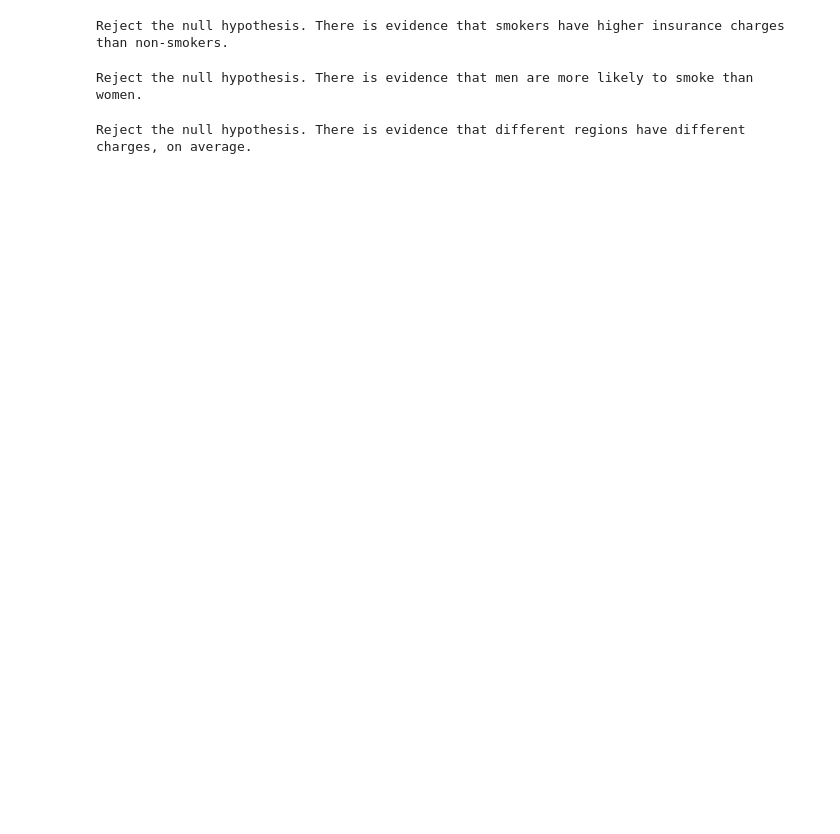
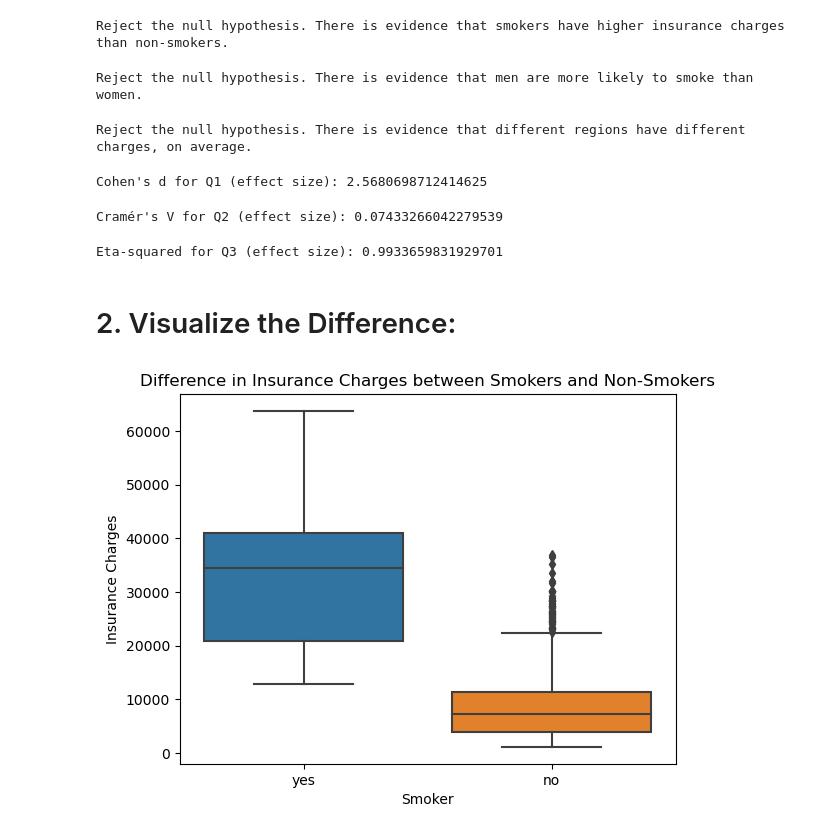
Before and after one commit to codemishka/codemishka-codingdojo-repo-6, a Jupyter notebook: Untitled.ipynb, the cells around one changed output. Cells and saved outputs as stored; diff of their text form; code cells hidden in the pictures; blank space fills up the shorter version.

```diff
--- a/Untitled.ipynb
+++ b/Untitled.ipynb
@@ -76,3 +78,62 @@ else:
     print("Fail to reject the null hypothesis. There is not enough evidence to conclude a significant difference in charges across different regions.")
 # %% [output]
 Reject the null hypothesis. There is evidence that different regions have different charges, on average.
+# %%
+
+
+# Calculate Cohen's d for effect size
+def cohen_d(group1, group2):
+    mean_diff = np.mean(group1) - np.mean(group2)
+    pooled_std = np.sqrt((np.std(group1, ddof=1) ** 2 + np.std(group2, ddof=1) ** 2) / 2)
+    return mean_diff / pooled_std
+
+# Assuming you have already defined smokers_charges and non_smokers_charges
+effect_size_q1 = cohen_d(smokers_charges, non_smokers_charges)
+print("Cohen's d for Q1 (effect size):", effect_size_q1)
+# %% [output]
+Cohen's d for Q1 (effect size): 2.5680698712414625
+# %%
+
+
+# Q2: Are men more likely to smoke than women?
+contingency_table_q2 = pd.crosstab(df['sex'], df['smoker'])
+
+# Perform chi-square test
+chi2_stat_q2, _, _, _ = chi2_contingency(contingency_table_q2)
+
+# Calculate Cramér's V for effect size
+n = contingency_table_q2.sum().sum()
+v = np.sqrt(chi2_stat_q2 / (n * (min(contingency_table_q2.shape) - 1)))
+print("Cramér's V for Q2 (effect size):", v)
+# %% [output]
+Cramér's V for Q2 (effect size): 0.07433266042279539
+# %%
+
+
+# Q3: Do different regions have different charges, on average?
+regions_q3 = df['region'].unique()
+region_groups_q3 = [df[df['region'] == region]['charges'] for region in regions_q3]
+
+# Perform ANOVA test
+f_stat_q3, _ = f_oneway(*region_groups_q3)
+
+# Calculate eta-squared for effect size
+sst = df['charges'].var() * (len(df) - 1)
+ssw = sum([(len(group) - 1) * group.var() for group in region_groups_q3])
+eta_squared = ssw / sst
+print("Eta-squared for Q3 (effect size):", eta_squared)
+# %% [output]
+Eta-squared for Q3 (effect size): 0.9933659831929701
+# %% [markdown]
+# 2. Visualize the Difference:
+# %%
+
+
+# Visualize the difference using a box plot
+sns.boxplot(x='smoker', y='charges', data=df)
+plt.xlabel('Smoker')
+plt.ylabel('Insurance Charges')
+plt.title('Difference in Insurance Charges between Smokers and Non-Smokers')
+plt.show()
+# %% [output]
+[figure, added]
```
Also changed, not shown: parts of 5 cells of this notebook.
